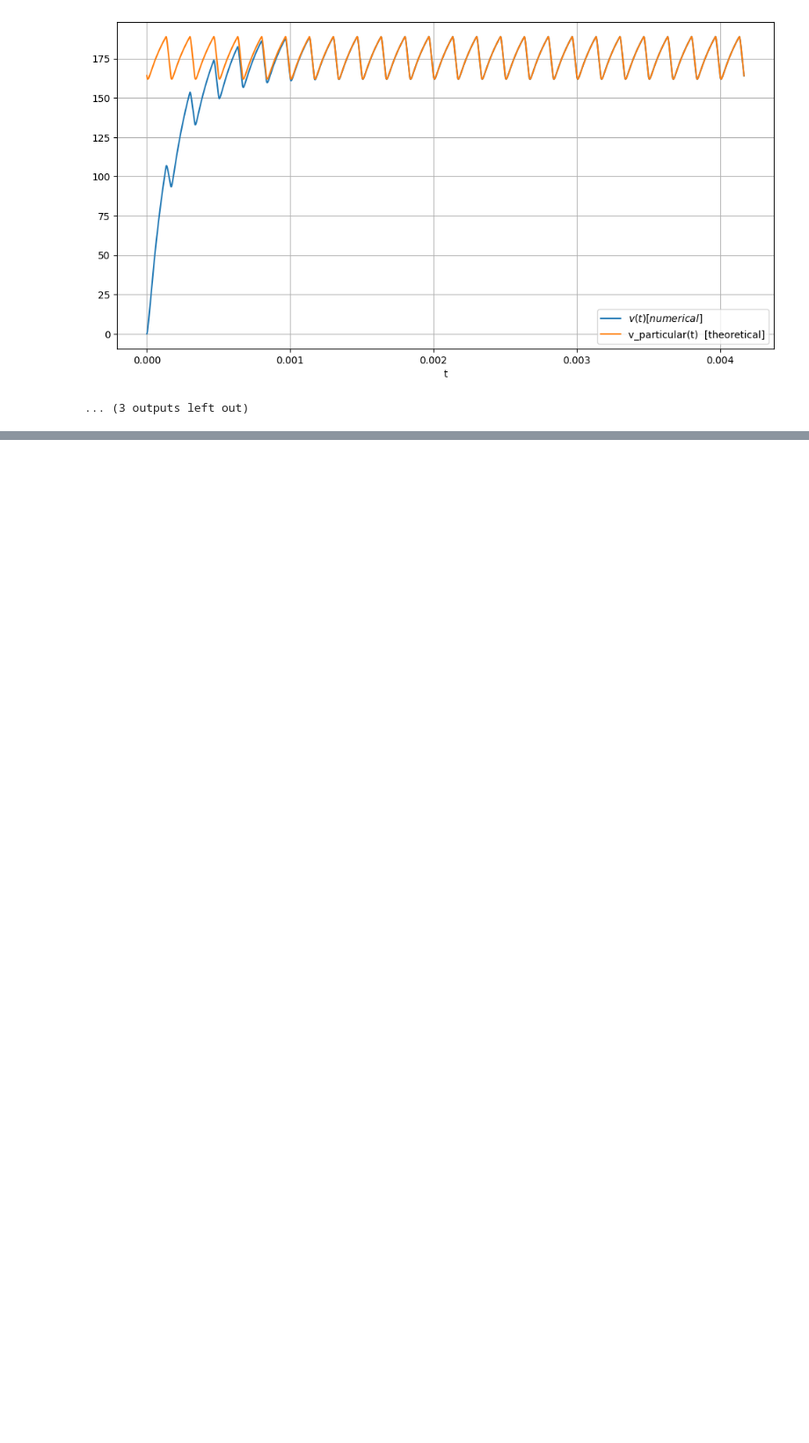
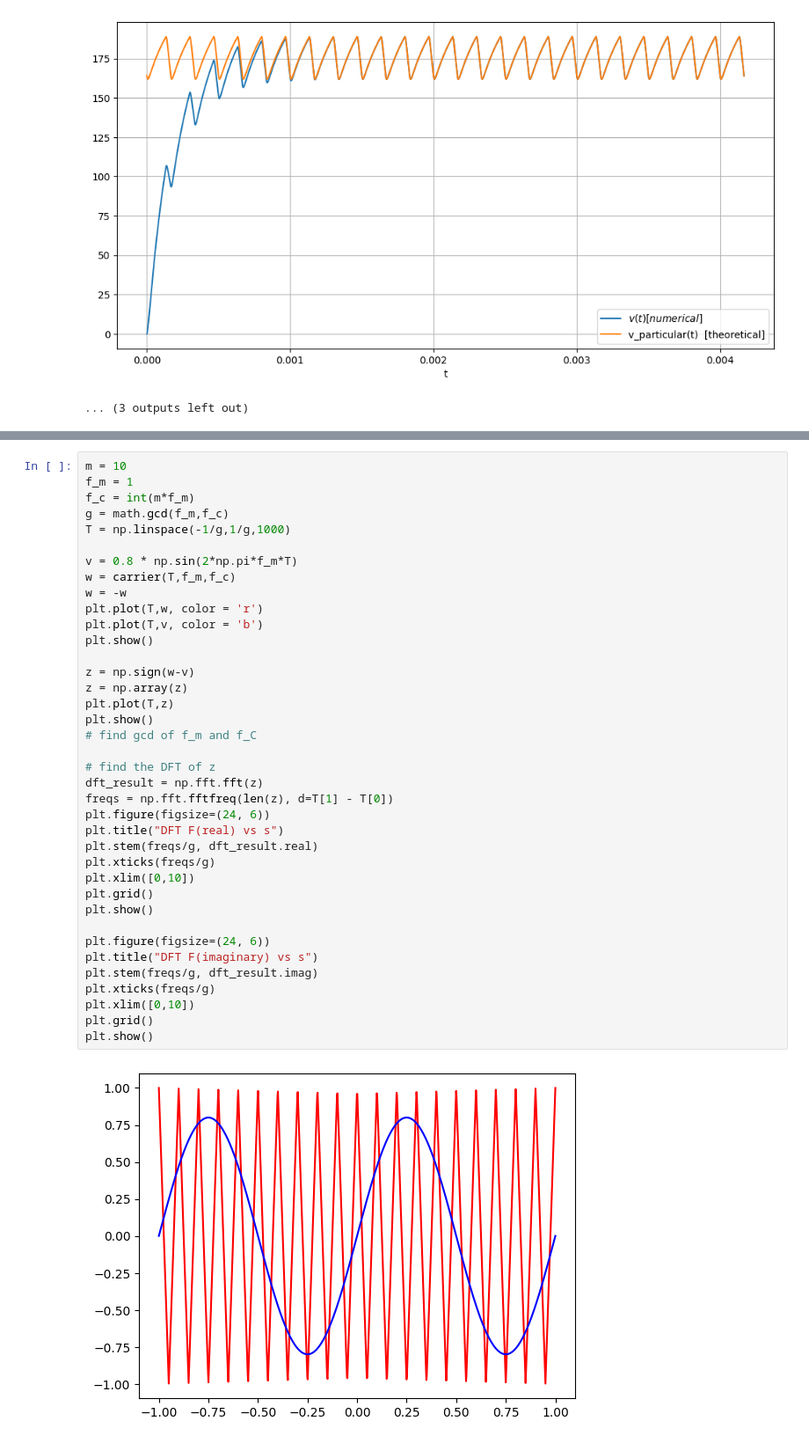
Before and after one commit to himanshutg/ODE_Project, a Jupyter notebook: week2.ipynb, the cells around one changed output, grey strips where cells are left out. Shown at 88% size. Cells and saved outputs as stored; diff of their text form; blank space fills up the shorter version.

```diff
--- a/week2.ipynb
+++ b/week2.ipynb
@@ -584,0 +594,40 @@ plt.show()
+# %%
+m = 10
+f_m = 1
+f_c = int(m*f_m)
+g = math.gcd(f_m,f_c)
+T = np.linspace(-1/g,1/g,1000)
+
+v = 0.8 * np.sin(2*np.pi*f_m*T)
+w = carrier(T,f_m,f_c)
+w = -w
+plt.plot(T,w, color = 'r')
+plt.plot(T,v, color = 'b')
+plt.show()
+
+z = np.sign(w-v)
+z = np.array(z)
+plt.plot(T,z)
+plt.show()
+# find gcd of f_m and f_C
+
+# find the DFT of z
+dft_result = np.fft.fft(z)
+freqs = np.fft.fftfreq(len(z), d=T[1] - T[0])
+plt.figure(figsize=(24, 6))
+plt.title("DFT F(real) vs s")
+plt.stem(freqs/g, dft_result.real)
+plt.xticks(freqs/g)
+plt.xlim([0,10])
+plt.grid()
+plt.show()
+
+plt.figure(figsize=(24, 6))
+plt.title("DFT F(imaginary) vs s")
+plt.stem(freqs/g, dft_result.imag)
+plt.xticks(freqs/g)
+plt.xlim([0,10])
+plt.grid()
+plt.show()
+# %% [output]
+[figure, added]
```
Also changed, not shown: parts of 3 cells of this notebook, 18 other files.
